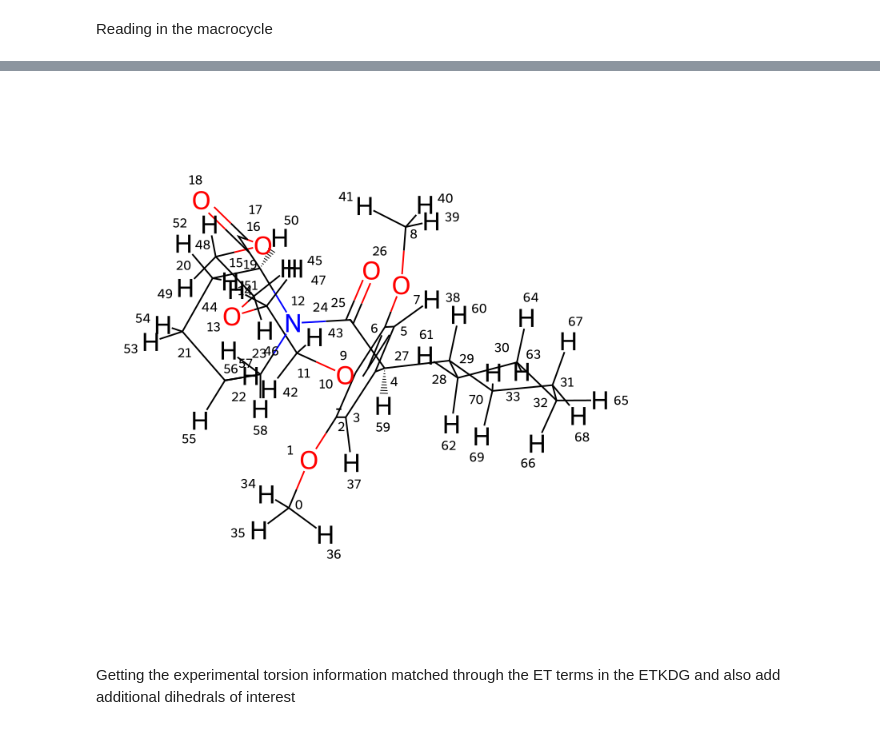
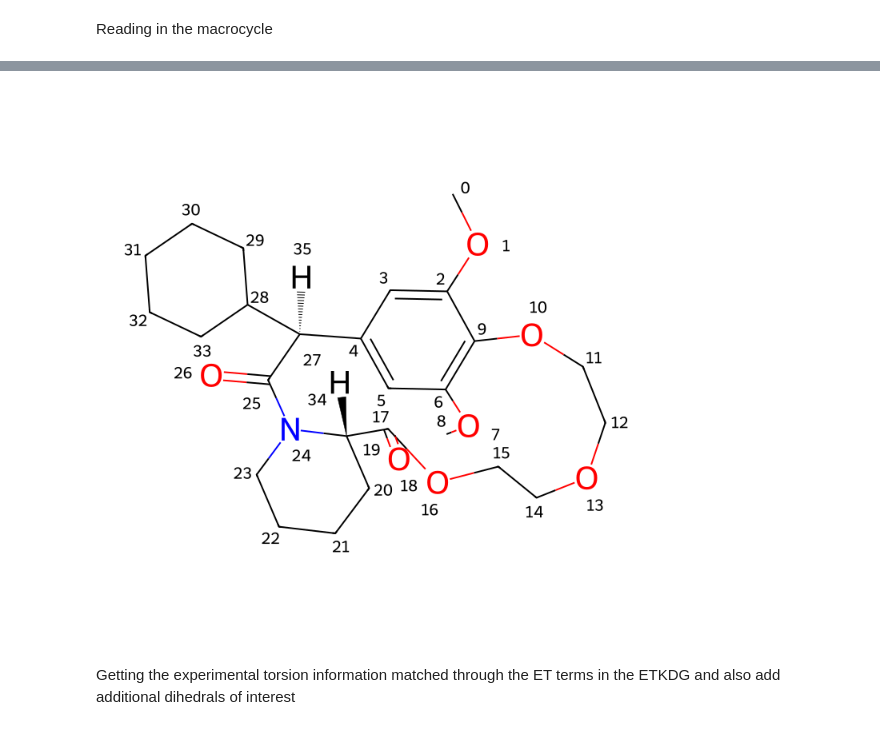
Before and after one commit to rinikerlab/TorsionAngularBinStrings, a Jupyter notebook: Analysis/CustomTabsMacrocycle.ipynb, the cells around one changed output, grey strips where cells are left out. Drawn from its saved outputs; the diff is of its cells as text; code cells hidden in the pictures.

Commit message:
adding macrocycle study notebook

```diff
--- a/Analysis/CustomTabsMacrocycle.ipynb
+++ b/Analysis/CustomTabsMacrocycle.ipynb
@@ -17,4 +20,7 @@ template = Chem.MolFromMolFile("../Data/Tests/ligand.sdf",removeHs=False)
+# %%
+mol = Chem.MolFromMolFile("../Data/Tests/macrocycle.sdf",removeHs=False)
 # %%
 rdDepictor.SetPreferCoordGen(True)
-template
+mol.RemoveAllConformers()
+Chem.RemoveHs(mol)
 # %% [output]
@@ -22,4 +27,4 @@ template
-[figure, old version]
+[figure, new version]
 # %% [markdown]
 Getting the experimental torsion information matched through the ET terms in the ETKDG and also add additional dihedrals of interest
 # %%
```
Also changed, not shown: parts of 42 cells of this notebook.
